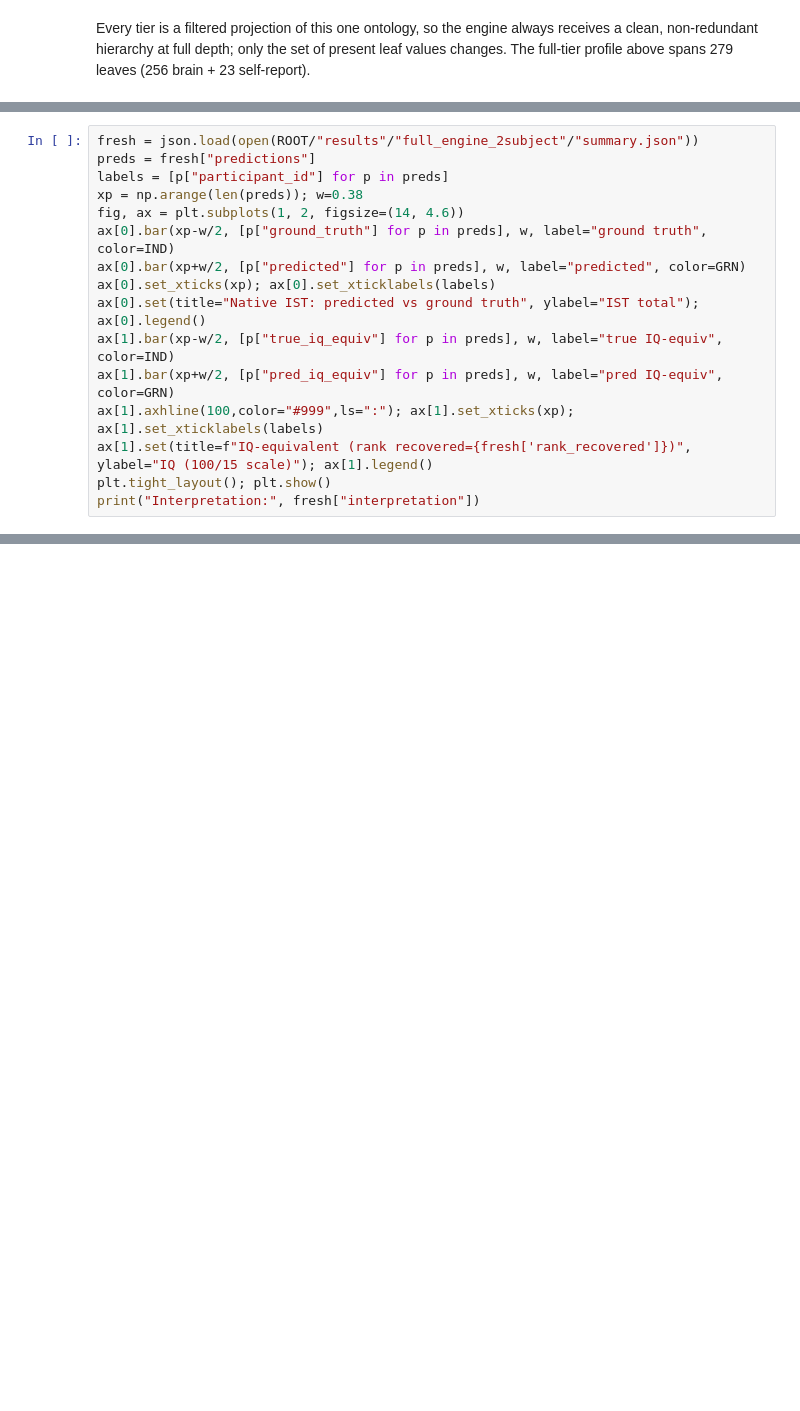
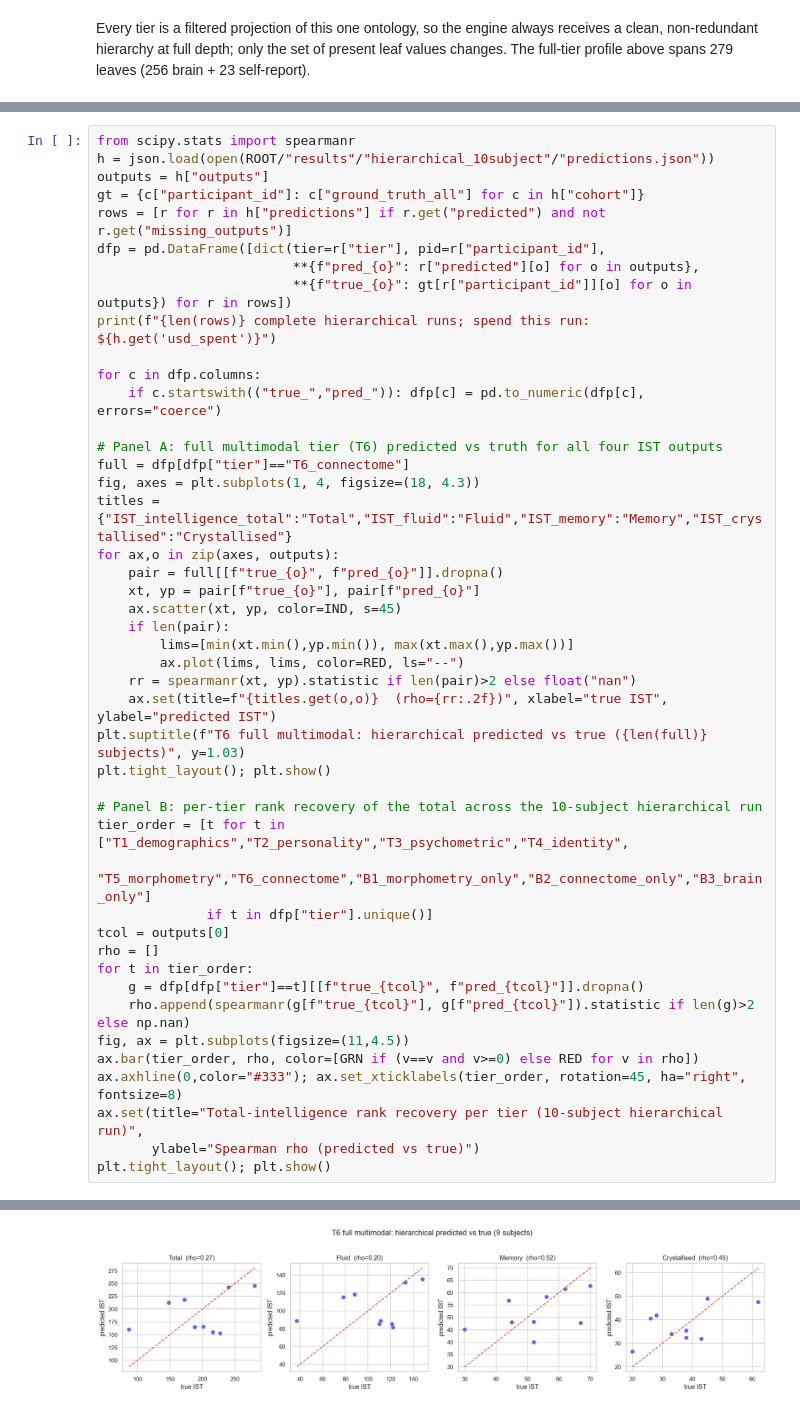
Before and after one commit to stvsever/multi_agent_decision_support_system, a Jupyter notebook: validation/datasets/INTELLIGENCE/notebooks/03_ontology_and_results.ipynb, the cells around one changed output, grey strips where cells are left out. Drawn from its saved outputs; the diff is of its cells as text; blank space fills up the shorter version.

```diff
--- a/validation/datasets/INTELLIGENCE/notebooks/03_ontology_and_results.ipynb
+++ b/validation/datasets/INTELLIGENCE/notebooks/03_ontology_and_results.ipynb
@@ -178,16 +174,0 @@ This is **not** a benchmark and does not replace the 100-subject batch in sectio
-# %%
-fresh = json.load(open(ROOT/"results"/"full_engine_2subject"/"summary.json"))
-preds = fresh["predictions"]
-labels = [p["participant_id"] for p in preds]
-xp = np.arange(len(preds)); w=0.38
-fig, ax = plt.subplots(1, 2, figsize=(14, 4.6))
-ax[0].bar(xp-w/2, [p["ground_truth"] for p in preds], w, label="ground truth", color=IND)
-ax[0].bar(xp+w/2, [p["predicted"] for p in preds], w, label="predicted", color=GRN)
-ax[0].set_xticks(xp); ax[0].set_xticklabels(labels)
-ax[0].set(title="Native IST: predicted vs ground truth", ylabel="IST total"); ax[0].legend()
-ax[1].bar(xp-w/2, [p["true_iq_equiv"] for p in preds], w, label="true IQ-equiv", color=IND)
-ax[1].bar(xp+w/2, [p["pred_iq_equiv"] for p in preds], w, label="pred IQ-equiv", color=GRN)
-ax[1].axhline(100,color="#999",ls=":"); ax[1].set_xticks(xp); ax[1].set_xticklabels(labels)
-ax[1].set(title=f"IQ-equivalent (rank recovered={fresh['rank_recovered']})", ylabel="IQ (100/15 scale)"); ax[1].legend()
-plt.tight_layout(); plt.show()
-print("Interpretation:", fresh["interpretation"])
@@ -196,0 +178,46 @@ Interpretation: Both blinded subjects were ranked correctly (eval-0002 > eval-00
+# %%
+from scipy.stats import spearmanr
+h = json.load(open(ROOT/"results"/"hierarchical_10subject"/"predictions.json"))
+outputs = h["outputs"]
+gt = {c["participant_id"]: c["ground_truth_all"] for c in h["cohort"]}
+rows = [r for r in h["predictions"] if r.get("predicted") and not r.get("missing_outputs")]
+dfp = pd.DataFrame([dict(tier=r["tier"], pid=r["participant_id"],
+                         **{f"pred_{o}": r["predicted"][o] for o in outputs},
+                         **{f"true_{o}": gt[r["participant_id"]][o] for o in outputs}) for r in rows])
+print(f"{len(rows)} complete hierarchical runs; spend this run: ${h.get('usd_spent')}")
+
+for c in dfp.columns:
+    if c.startswith(("true_","pred_")): dfp[c] = pd.to_numeric(dfp[c], errors="coerce")
+
+# Panel A: full multimodal tier (T6) predicted vs truth for all four IST outputs
+full = dfp[dfp["tier"]=="T6_connectome"]
+fig, axes = plt.subplots(1, 4, figsize=(18, 4.3))
+titles = {"IST_intelligence_total":"Total","IST_fluid":"Fluid","IST_memory":"Memory","IST_crystallised":"Crystallised"}
+for ax,o in zip(axes, outputs):
+    pair = full[[f"true_{o}", f"pred_{o}"]].dropna()
+    xt, yp = pair[f"true_{o}"], pair[f"pred_{o}"]
+    ax.scatter(xt, yp, color=IND, s=45)
+    if len(pair):
+        lims=[min(xt.min(),yp.min()), max(xt.max(),yp.max())]
+        ax.plot(lims, lims, color=RED, ls="--")
+    rr = spearmanr(xt, yp).statistic if len(pair)>2 else float("nan")
+    ax.set(title=f"{titles.get(o,o)}  (rho={rr:.2f})", xlabel="true IST", ylabel="predicted IST")
+plt.suptitle(f"T6 full multimodal: hierarchical predicted vs true ({len(full)} subjects)", y=1.03)
+plt.tight_layout(); plt.show()
+
+# Panel B: per-tier rank recovery of the total across the 10-subject hierarchical run
+tier_order = [t for t in ["T1_demographics","T2_personality","T3_psychometric","T4_identity",
+              "T5_morphometry","T6_connectome","B1_morphometry_only","B2_connectome_only","B3_brain_only"]
+              if t in dfp["tier"].unique()]
+tcol = outputs[0]
+rho = []
+for t in tier_order:
+    g = dfp[dfp["tier"]==t][[f"true_{tcol}", f"pred_{tcol}"]].dropna()
+    rho.append(spearmanr(g[f"true_{tcol}"], g[f"pred_{tcol}"]).statistic if len(g)>2 else np.nan)
+fig, ax = plt.subplots(figsize=(11,4.5))
+ax.bar(tier_order, rho, color=[GRN if (v==v and v>=0) else RED for v in rho])
+ax.axhline(0,color="#333"); ax.set_xticklabels(tier_order, rotation=45, ha="right", fontsize=8)
+ax.set(title="Total-intelligence rank recovery per tier (10-subject hierarchical run)",
+       ylabel="Spearman rho (predicted vs true)")
+plt.tight_layout(); plt.show()
+# %% [output]
@@ -196,0 +225 @@ Interpretation: Both blinded subjects were ranked correctly (eval-0002 > eval-00
+[figure, added]
```
Also changed, not shown: parts of 4 cells of this notebook, 12 other files.
